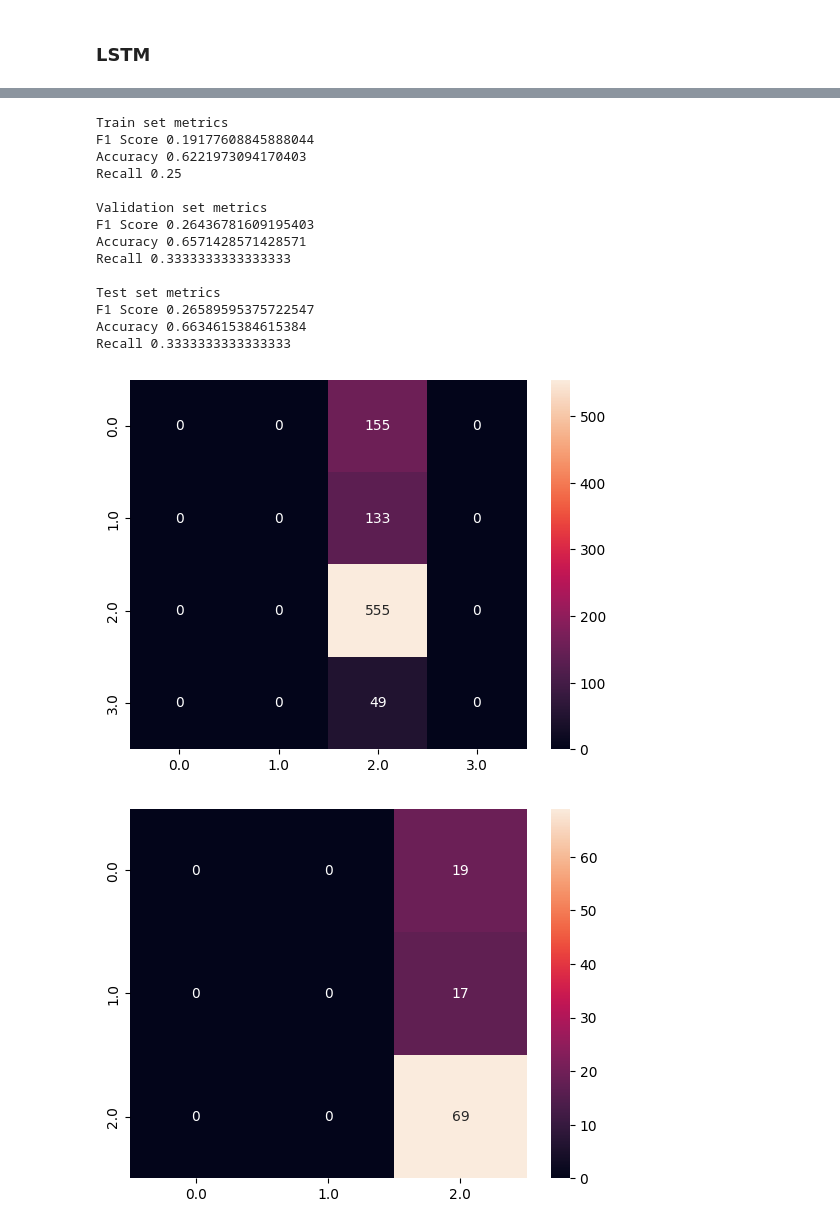
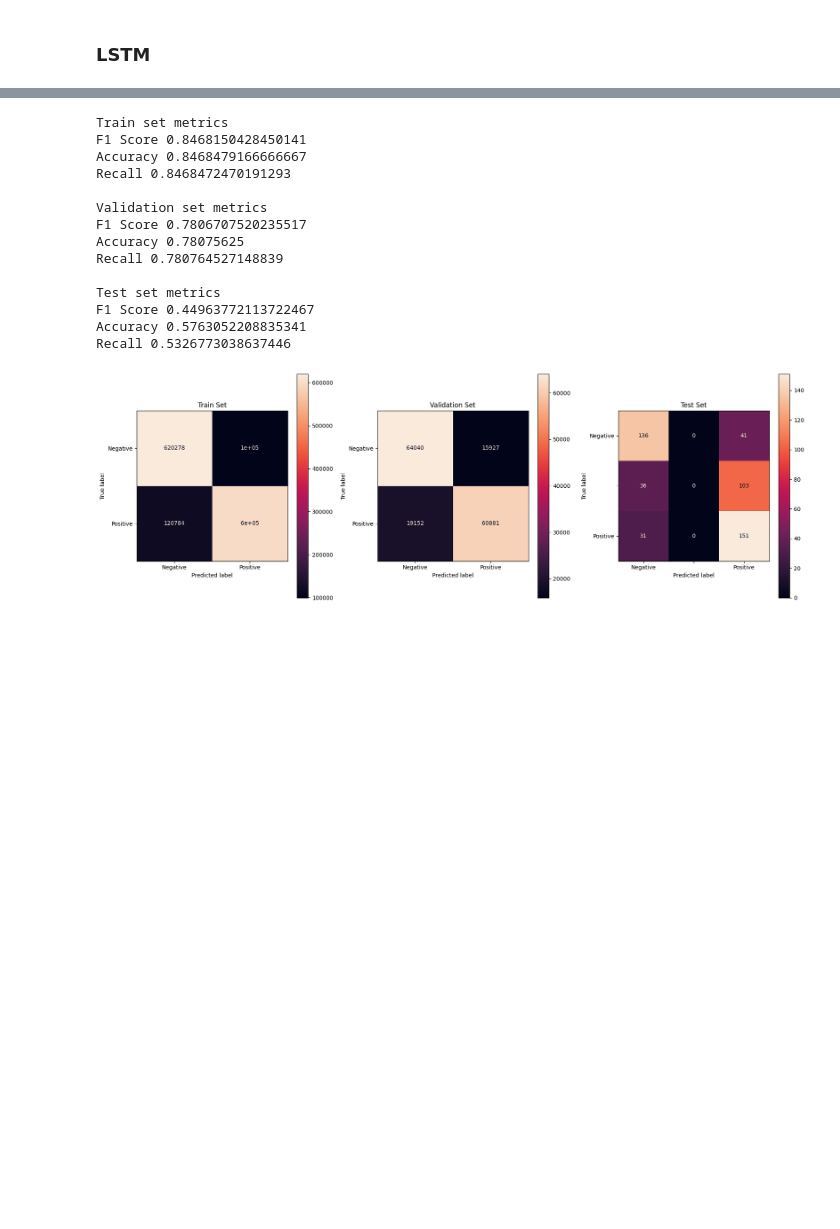
Before and after one commit to mikic202/NLP-2025, a Jupyter notebook: process_results.ipynb, the cells around one changed output, grey strips where cells are left out. Saved outputs shown, nothing was run; the diff lists cells and outputs as text; code cells hidden in the pictures; blank space fills up the shorter version.

Commit message:
Fix displaying clasification metrics method

```diff
--- a/process_results.ipynb
+++ b/process_results.ipynb
@@ -39,36 +46,42 @@ max        2.000000         2.0
 # %%
+df = pd.read_csv("results/basic_tweet_sentiment_gru.csv")
+
+fig, axs = plt.subplots(1, 3, figsize=(18, 6))
+
 print("Train set metrics")
 train_target, train_train_preds = df["train_targets"].dropna().values, df["train_preds"].dropna().values
 validation_targets, validation_preds = df["validation_targets"].dropna().values, df["validation_preds"].dropna().values
 test_targets, test_preds = df["test_targets"].dropna().values, df["test_preds"].dropna().values
 
-confusion_matrix_labels = np.unique(df["train_targets"].values)
-display_clasification_metrics(torch.tensor(train_train_preds), torch.tensor(train_target), confusion_matrix_labels)
-plt.figure()
+# confusion_matrix_labels = np.unique(df["train_targets"].values)
+confusion_matrix_labels = ["Negative", "Positive"]
+display_clasification_metrics(torch.tensor(train_train_preds), torch.tensor(train_target), confusion_matrix_labels, ax=axs[0])
+axs[0].set_title('Train Set')
 
 print("\nValidation set metrics")
-
-display_clasification_metrics( torch.tensor(validation_preds), torch.tensor(validation_targets), confusion_matrix_labels)
-
-plt.figure()
+display_clasification_metrics(torch.tensor(validation_preds), torch.tensor(validation_targets), confusion_matrix_labels, ax=axs[1])
+axs[1].set_title('Validation Set')
 
 print("\nTest set metrics")
+confusion_matrix_labels = ["Negative", "", "Positive"]
+display_clasification_metrics(torch.tensor(test_preds), torch.tensor(test_targets), confusion_matrix_labels, ax=axs[2])
+axs[2].set_title('Test Set')
 
-display_clasification_metrics(torch.tensor(test_preds), torch.tensor(test_targets), confusion_matrix_labels)
+plt.tight_layout()
+plt.show()
 # %% [output]
 Train set metrics
-F1 Score 0.19177608845888044
-Accuracy 0.6221973094170403
-Recall 0.25
+F1 Score 0.8468150428450141
+Accuracy 0.8468479166666667
+Recall 0.8468472470191293
 
 Validation set metrics
-F1 Score 0.26436781609195403
-Accuracy 0.6571428571428571
-Recall 0.3333333333333333
+F1 Score 0.7806707520235517
+Accuracy 0.78075625
+Recall 0.780764527148839
 
 Test set metrics
-F1 Score 0.26589595375722547
-Accuracy 0.6634615384615384
-Recall 0.3333333333333333
+F1 Score 0.44963772113722467
+Accuracy 0.5763052208835341
+Recall 0.5326773038637446
-[figure, old version]
+[figure, new version]
-[figure, removed]
```
Also changed, not shown: parts of 3 cells of this notebook, 1 other file.
